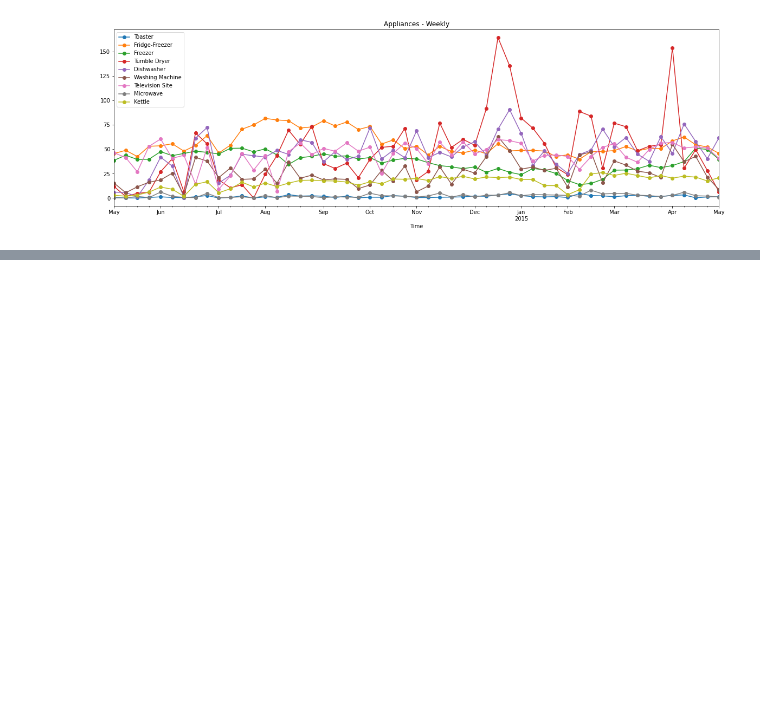
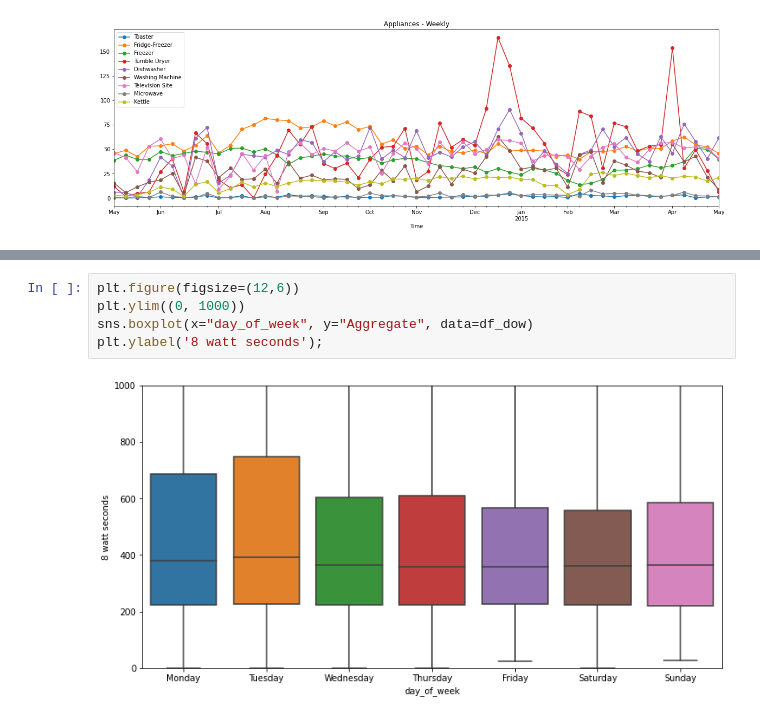
Before and after one commit to JessicaFB/SmartHouse_HackfromHome2021, a Jupyter notebook: SmartHouse_EDA.ipynb, the cells around one changed output, grey strips where cells are left out. Drawn from its saved outputs; the diff is of its cells as text; blank space fills up the shorter version.

```diff
--- a/SmartHouse_EDA.ipynb
+++ b/SmartHouse_EDA.ipynb
@@ -327,0 +359,7 @@ plt.show()
+# %%
+plt.figure(figsize=(12,6))
+plt.ylim((0, 1000))
+sns.boxplot(x="day_of_week", y="Aggregate", data=df_dow)
+plt.ylabel('8 watt seconds');
+# %% [output]
+[figure, added]
```
Also changed, not shown: parts of 15 cells of this notebook.
